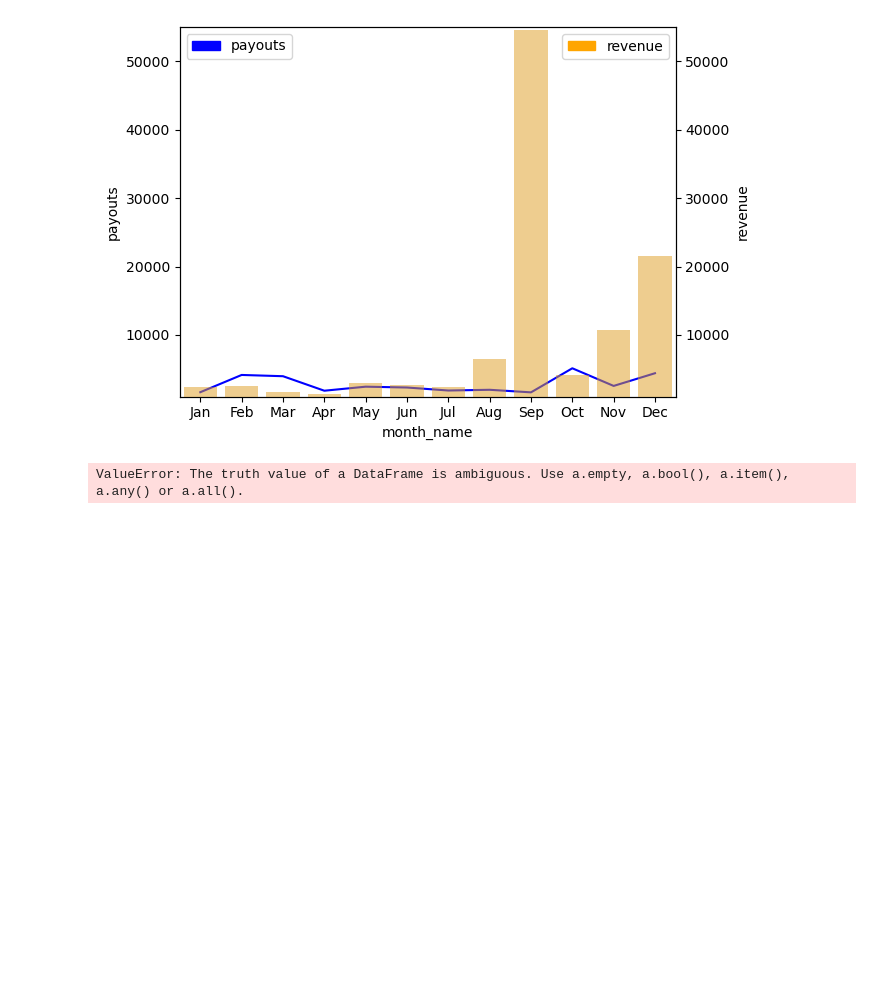
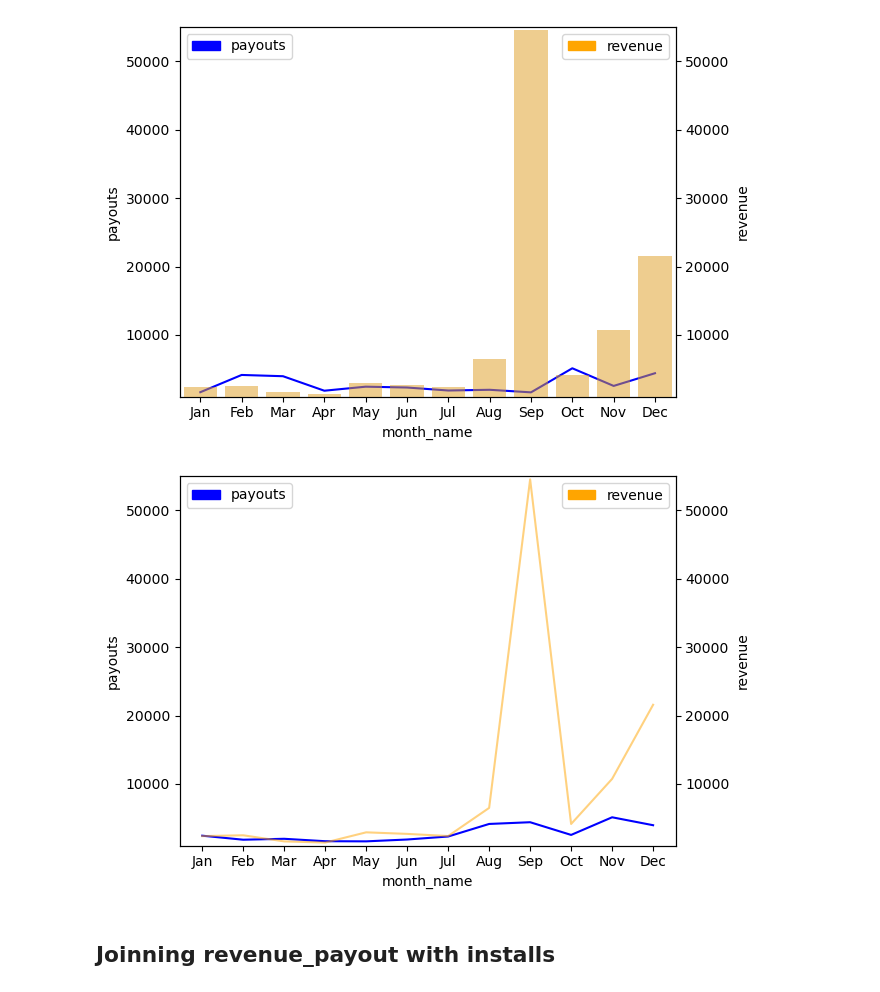
Before and after one commit to roshaan7zafar/JustDice, a Jupyter notebook: main.ipynb, the cells around one changed output. Drawn from its saved outputs; the diff is of its cells as text; code cells hidden in the pictures; blank space fills up the shorter version.

```diff
--- a/main.ipynb
+++ b/main.ipynb
@@ -631,4 +599,4 @@ rev_pay_sum_df.sort_values(ascending=False,by=["revenue_sum","payout_sum"])
 9971 rows × 6 columns
 # %%
 monthly_rev_pay_sum_df = rev_pay_sum_df.groupby(["month_name","month"]).agg({"payout_sum":"sum","revenue_sum":"sum"}).reset_index()
-monthly_rev_pay_sum_df.sort_values(ascending=True,by=["month"])
+monthly_rev_pay_sum_df = monthly_rev_pay_sum_df.sort_values(ascending=True,by=["month"])
@@ -684,9 +650,44 @@ ax2.legend(handles=[ax2_patch], loc="upper right")
 plt.show()
 # %% [output]
 [figure]
-# %%
-sns.lineplot(x='month_name', y='payout_sum', hue='revenue_sum',
-             data=(rev_pay_sum_df, ['month_name']),
-             palette=['red', 'blue'])
-# %% [output]
-ValueError: The truth value of a DataFrame is ambiguous. Use a.empty, a.bool(), a.item(), a.any() or a.all().
+# %%
+# sns.lineplot(x='month_name', y='payout_sum', hue='revenue_sum',
+#              data=(rev_pay_sum_df, ['month_name']),
+#              palette=['red', 'blue'])
+
+import matplotlib.patches as mpatches
+# plot line graph on axis #1
+ax1 = sns.lineplot(
+    x=monthly_rev_pay_sum_df.month_name,
+    y='payout_sum',
+    data=monthly_rev_pay_sum_df,
+    sort=False,
+    color='blue'
+)
+ax1.set_ylabel('payouts')
+ax1.set_ylim(1000, 55000)
+ax1_patch = mpatches.Patch(color='blue', label='payouts')
+ax1.legend(handles=[ax1_patch], loc="upper left")
+# set up the 2nd axis
+ax2 = ax1.twinx()
+# plot bar chart on axis #2
+sns.lineplot(
+    x=monthly_rev_pay_sum_df.month_name,
+    y='revenue_sum',
+    data=monthly_rev_pay_sum_df,
+    # order=['Jan','Feb','Mar','Apr','May','Jun','Jul','Aug','Sep','Oct','Nov','Dec'],
+    color='orange',
+    sort=False,
+    alpha=0.5,
+    ax = ax2       # Pre-existing axes for the plot
+)
+ax2.grid(False) # turn off grid #2
+ax2.set_ylabel('revenue')
+ax2.set_ylim(1000, 55000)
+ax2_patch = mpatches.Patch(color='orange', label='revenue')
+ax2.legend(handles=[ax2_patch], loc="upper right")
+plt.show()
+# %% [output]
+[figure, added]
+# %% [markdown]
+## Joinning revenue_payout with installs
```
Also changed, not shown: parts of 8 cells of this notebook.
